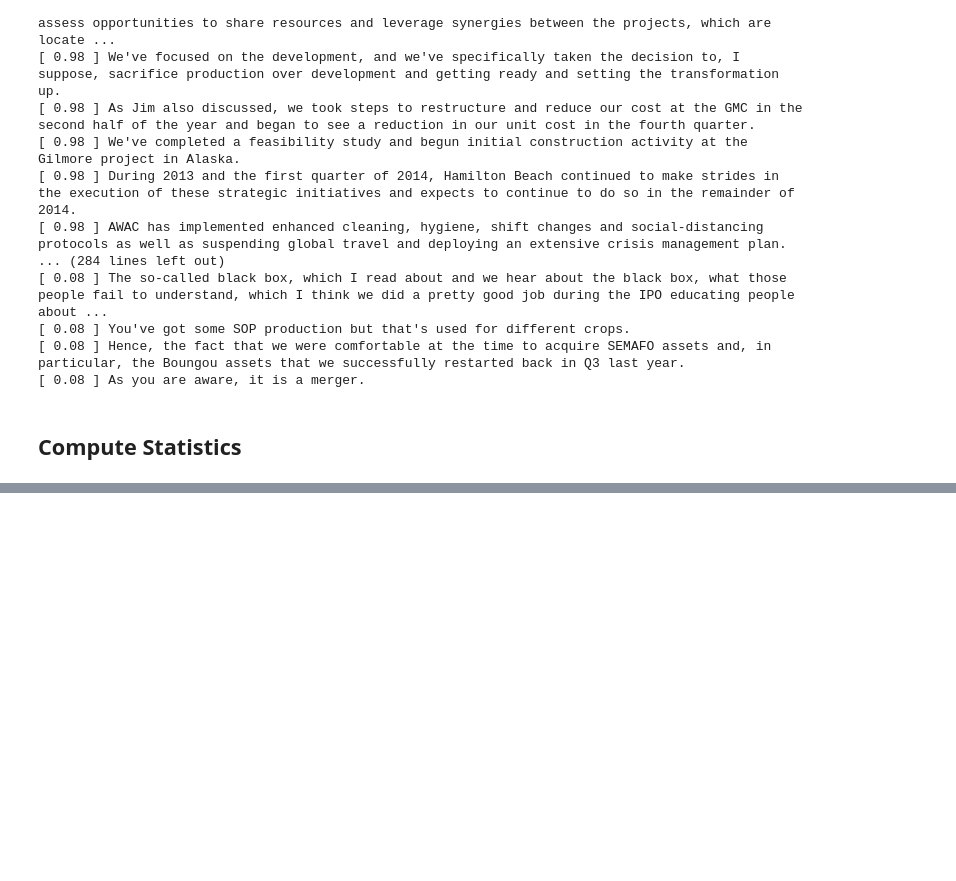
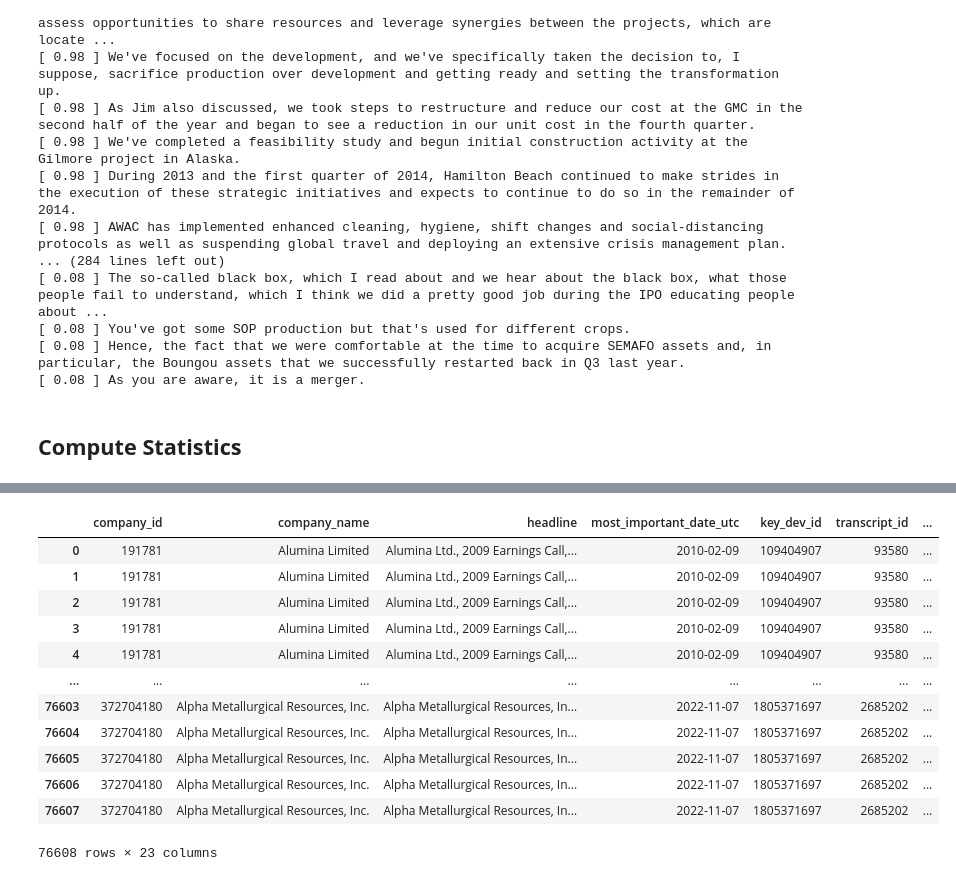
Before and after one commit to Guest400123064/mining-risk-contagion, a Jupyter notebook: notebooks/6-predict-topic-transcripts.ipynb, the cells around one changed output, grey strips where cells are left out. Cells and saved outputs as stored; diff of their text form; code cells hidden in the pictures; blank space fills up the shorter version.

Commit message:
statistics

```diff
--- a/notebooks/6-predict-topic-transcripts.ipynb
+++ b/notebooks/6-predict-topic-transcripts.ipynb
@@ -223,6 +222,7 @@ df_test["topic_ids"] = df_test["component_text_sentences"].progress_apply(lambda
 # %%
+df_test = df_transcript.sample(50, random_state=42)
 samples = []
-for ss, tss in zip(df_test["component_text_sentences"], df_test["topic_ids"]):
+for ss, tss in zip(df_test["component_text_sentences"], df_test["topic_ids_cluster"]):
     for s, ts in zip(ss, tss):
         topic_names = []
         for t in ts:
@@ -297,11 +297,11 @@ Topic ( 1 - social): social, educational, political, government, governmental, s
 Topic ( 2 - governance): governmental, management, corporation, Corporate, corporations, organizational, financial, institutional, accountability, government, managerial, taxation, political, investme ...
 # %%
 predict_topic_fn = t2v_viewer.make_fasttext_keyword_predictor(topic_bags=topic_bags, thresh_matching=0.75)
-df_test = df_transcript.sample(50, random_state=42).copy()
-df_test["topic_ids"] = df_test["component_text_sentences"].progress_apply(lambda ss: predict_topic_fn(ss, thresh=1.5))
+df_transcript["topic_ids_pillar"] = df_transcript["component_text_sentences"].progress_apply(lambda ss: predict_topic_fn(ss, thresh=1.5))
 # %%
+df_test = df_transcript.sample(50, random_state=42)
 samples = []
-for ns, ss, tss in zip(df_test["is_noise_probas"], df_test["component_text_sentences"], df_test["topic_ids"]):
+for ns, ss, tss in zip(df_test["is_noise_probas"], df_test["component_text_sentences"], df_test["topic_ids_pillar"]):
     for n, s, ts in zip(ns, ss, tss):
         if n < 0.5:
             topic_names = []
@@ -423,5 +407,0 @@ def compute_statistics(row: pd.Series) -> pd.Series:
-# %%
-df_transcript = df_transcript.reset_index(drop=True)
-df_statistics = df_transcript.progress_apply(compute_statistics, axis=1)
-df_statistics = pd.concat([df_transcript, df_statistics], axis=1)
-df_statistics.head()
@@ -447,0 +519,16 @@ df_transcript_topic_dist.head()
+# %%
+transcript_loader.flush_processed(df_transcript, "transcript_with_attributes_fasttext.json")
+# %% [output]
+|  | company_id | company_name | headline | most_important_date_utc | key_dev_id | transcript_id | ... |
+| 0 | 191781 | Alumina Limited | Alumina Ltd., 2009 Earnings Call,... | 2010-02-09 | 109404907 | 93580 | ... |
+| 1 | 191781 | Alumina Limited | Alumina Ltd., 2009 Earnings Call,... | 2010-02-09 | 109404907 | 93580 | ... |
+| 2 | 191781 | Alumina Limited | Alumina Ltd., 2009 Earnings Call,... | 2010-02-09 | 109404907 | 93580 | ... |
+| 3 | 191781 | Alumina Limited | Alumina Ltd., 2009 Earnings Call,... | 2010-02-09 | 109404907 | 93580 | ... |
+| 4 | 191781 | Alumina Limited | Alumina Ltd., 2009 Earnings Call,... | 2010-02-09 | 109404907 | 93580 | ... |
+| ... | ... | ... | ... | ... | ... | ... | ... |
+| 76603 | 372704180 | Alpha Metallurgical Resources, Inc. | Alpha Metallurgical Resources, In... | 2022-11-07 | 1805371697 | 2685202 | ... |
+| 76604 | 372704180 | Alpha Metallurgical Resources, Inc. | Alpha Metallurgical Resources, In... | 2022-11-07 | 1805371697 | 2685202 | ... |
+| 76605 | 372704180 | Alpha Metallurgical Resources, Inc. | Alpha Metallurgical Resources, In... | 2022-11-07 | 1805371697 | 2685202 | ... |
+| 76606 | 372704180 | Alpha Metallurgical Resources, Inc. | Alpha Metallurgical Resources, In... | 2022-11-07 | 1805371697 | 2685202 | ... |
+| 76607 | 372704180 | Alpha Metallurgical Resources, Inc. | Alpha Metallurgical Resources, In... | 2022-11-07 | 1805371697 | 2685202 | ... |
+76608 rows × 23 columns
```
Also changed, not shown: parts of 17 cells of this notebook, 6 other files.
